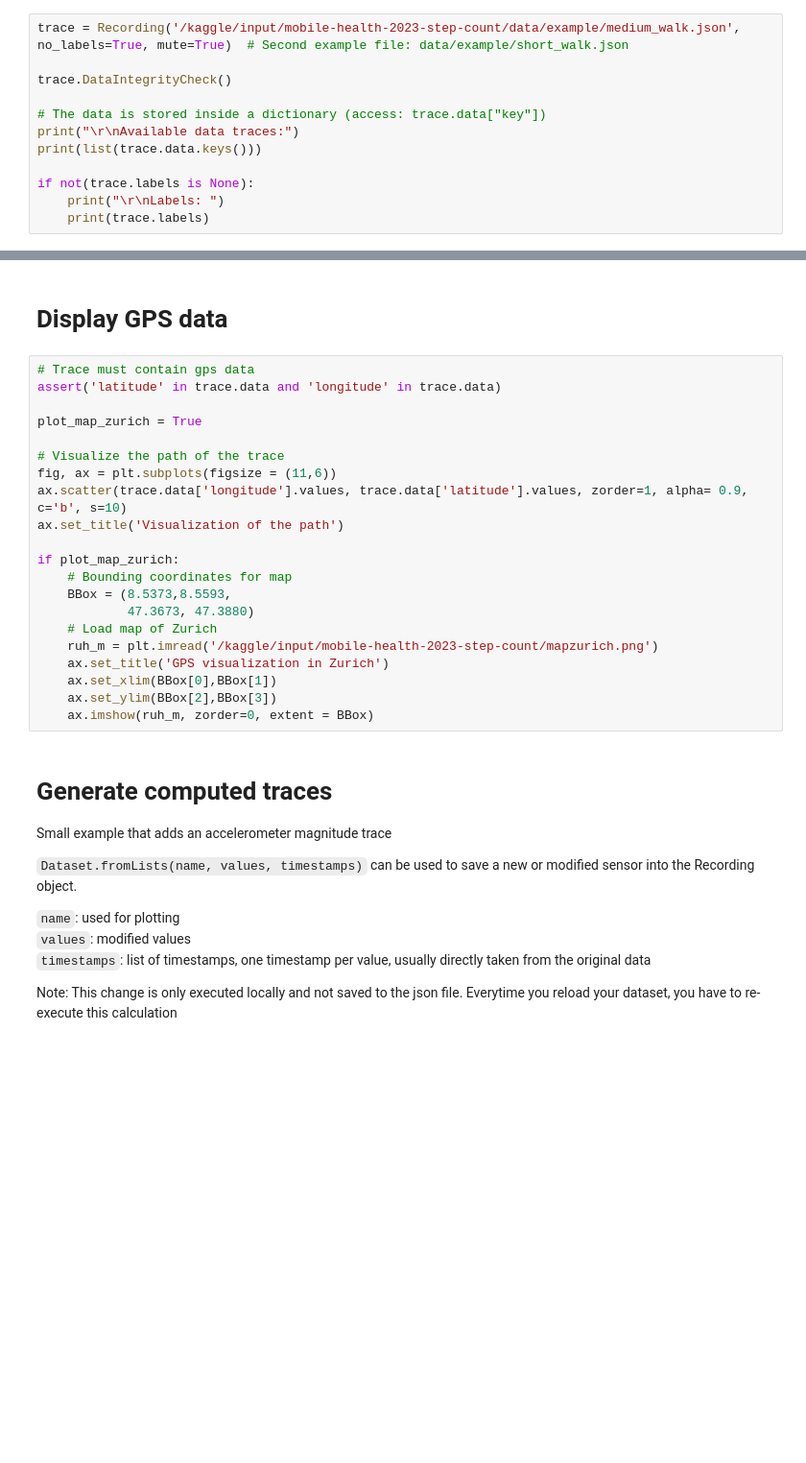
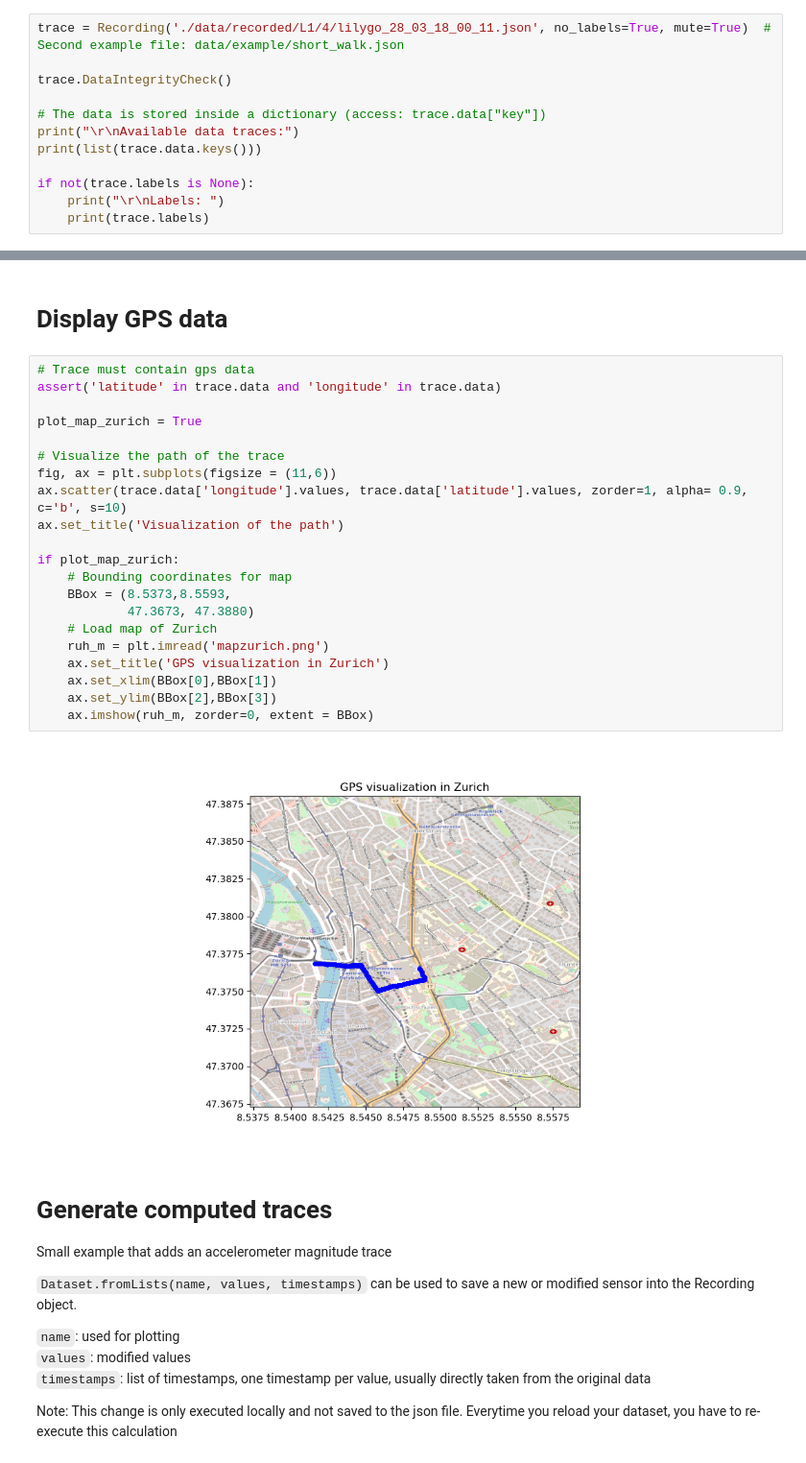
Before and after one commit to zcsun52/Mobile_Health_Exercise, a Jupyter notebook: mobile-health-2023-step-count/Workspace.ipynb, the cells around one changed output, grey strips where cells are left out. Shown at 96% size. Saved outputs shown, nothing was run; the diff lists cells and outputs as text; blank space fills up the shorter version.

Commit message:
record data

```diff
--- a/mobile-health-2023-step-count/Workspace.ipynb
+++ b/mobile-health-2023-step-count/Workspace.ipynb
@@ -23,7 +23,7 @@ from Lilygo.Dataset import Dataset
 
 Create an instance of the <code>Recording</code> class that manages the data from a file
 # %%
-trace = Recording('/kaggle/input/mobile-health-2023-step-count/data/example/medium_walk.json', no_labels=True, mute=True)  # Second example file: data/example/short_walk.json
+trace = Recording('./data/recorded/L1/4/lilygo_28_03_18_00_11.json', no_labels=True, mute=True)  # Second example file: data/example/short_walk.json
 
 trace.DataIntegrityCheck()
 
@@ -68,24 +98,26 @@ trace.plot([['ax', 'ay', 'az'], ['gx', 'gy', 'gz'], ['mx', 'my', 'mz'], ['altitu
 # %%
 # Trace must contain gps data
 assert('latitude' in trace.data and 'longitude' in trace.data)
 
 plot_map_zurich = True
 
 # Visualize the path of the trace
 fig, ax = plt.subplots(figsize = (11,6))
 ax.scatter(trace.data['longitude'].values, trace.data['latitude'].values, zorder=1, alpha= 0.9, c='b', s=10)
 ax.set_title('Visualization of the path')
 
 if plot_map_zurich:
     # Bounding coordinates for map
     BBox = (8.5373,8.5593,
             47.3673, 47.3880)
     # Load map of Zurich
-    ruh_m = plt.imread('/kaggle/input/mobile-health-2023-step-count/mapzurich.png')
+    ruh_m = plt.imread('mapzurich.png')
     ax.set_title('GPS visualization in Zurich')
     ax.set_xlim(BBox[0],BBox[1])
     ax.set_ylim(BBox[2],BBox[3])
     ax.imshow(ruh_m, zorder=0, extent = BBox)
+# %% [output]
+[figure, added]
 # %% [markdown]
 # Generate computed traces
 
```
Also changed, not shown: parts of 4 cells of this notebook, 24 other files.
